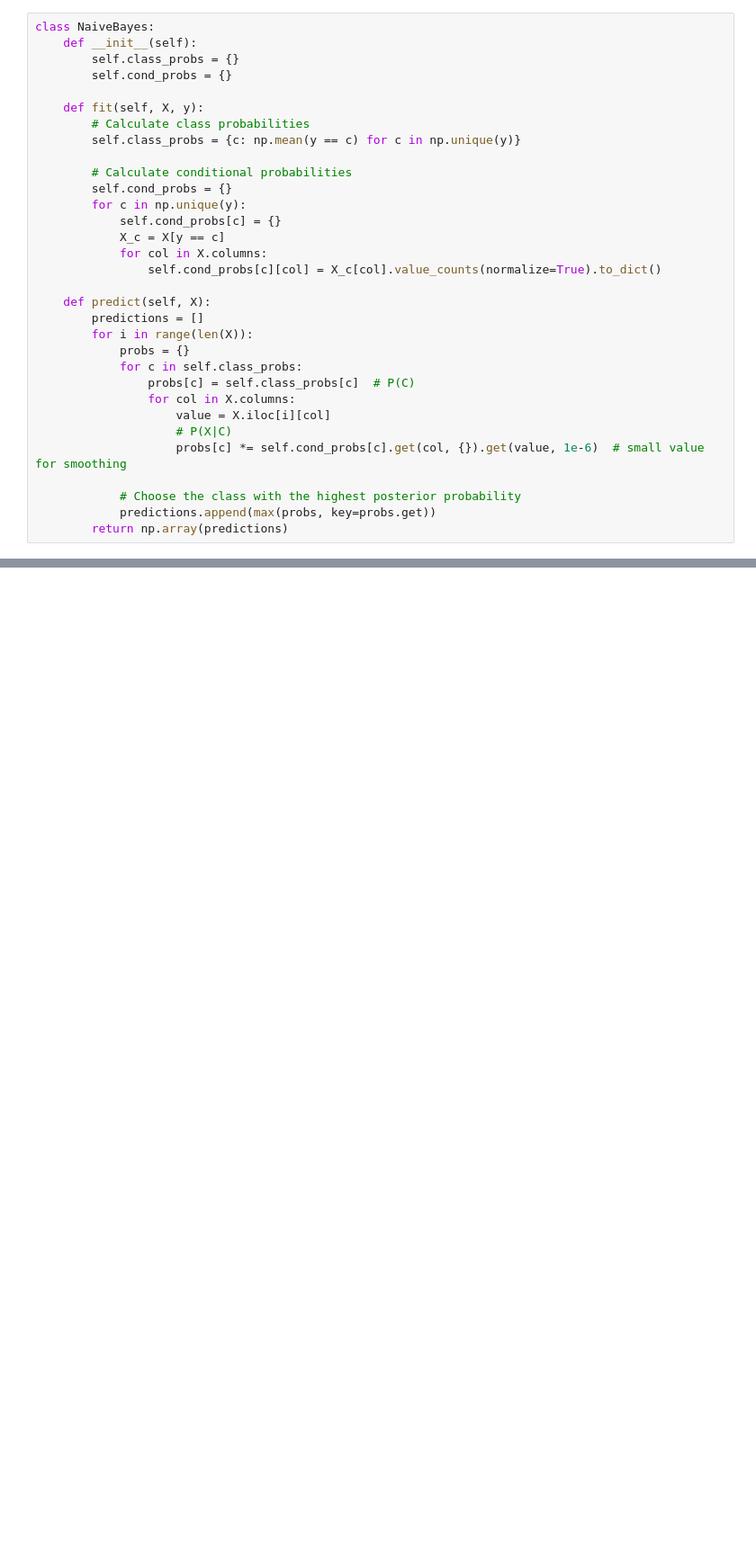
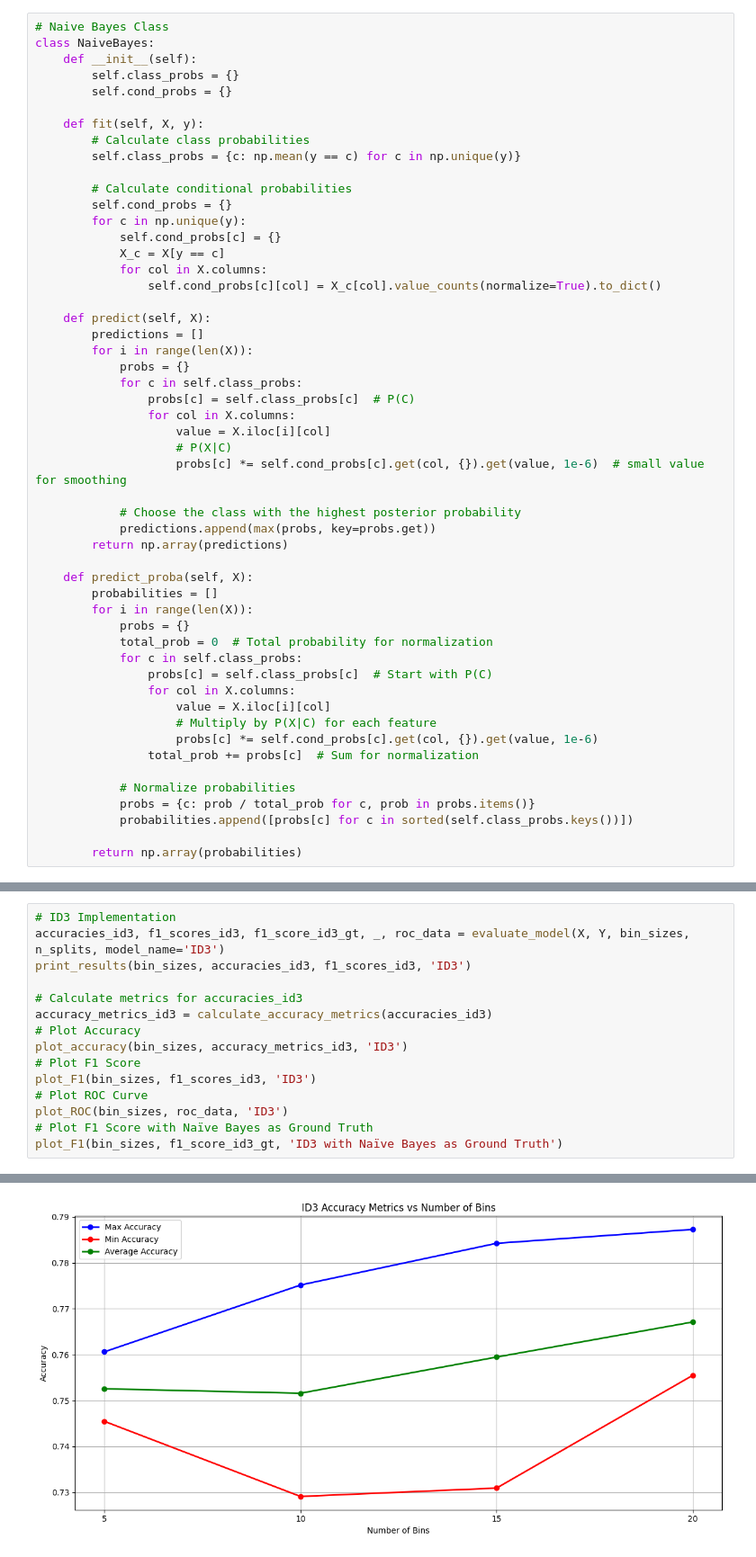
Before and after one commit to khushabuborwal/churn-prediction-id3-naive-bayes, a Jupyter notebook: main.ipynb, the cells around one changed output, grey strips where cells are left out. Shown at 90% size. Drawn from its saved outputs; the diff is of its cells as text; blank space fills up the shorter version.

```diff
--- a/main.ipynb
+++ b/main.ipynb
@@ -103,4 +167,5 @@ def train_id3(X_train, X_test, Y_train, Y_test):
 # %%
+# Naive Bayes Class
 class NaiveBayes:
     def __init__(self):
         self.class_probs = {}
@@ -132,3 +197,22 @@ class NaiveBayes:
             # Choose the class with the highest posterior probability
             predictions.append(max(probs, key=probs.get))
         return np.array(predictions)
+
+    def predict_proba(self, X):
+        probabilities = []
+        for i in range(len(X)):
+            probs = {}
+            total_prob = 0  # Total probability for normalization
+            for c in self.class_probs:
+                probs[c] = self.class_probs[c]  # Start with P(C)
+                for col in X.columns:
+                    value = X.iloc[i][col]
+                    # Multiply by P(X|C) for each feature
+                    probs[c] *= self.cond_probs[c].get(col, {}).get(value, 1e-6)
+                total_prob += probs[c]  # Sum for normalization
+
+            # Normalize probabilities
+            probs = {c: prob / total_prob for c, prob in probs.items()}
+            probabilities.append([probs[c] for c in sorted(self.class_probs.keys())])
+
+        return np.array(probabilities)
@@ -559,0 +404,16 @@ plt.show()
+# %%
+# ID3 Implementation
+accuracies_id3, f1_scores_id3, f1_score_id3_gt, _, roc_data = evaluate_model(X, Y, bin_sizes, n_splits, model_name='ID3')
+print_results(bin_sizes, accuracies_id3, f1_scores_id3, 'ID3')
+
+# Calculate metrics for accuracies_id3
+accuracy_metrics_id3 = calculate_accuracy_metrics(accuracies_id3)
+# Plot Accuracy
+plot_accuracy(bin_sizes, accuracy_metrics_id3, 'ID3')
+# Plot F1 Score
+plot_F1(bin_sizes, f1_scores_id3, 'ID3')
+# Plot ROC Curve
+plot_ROC(bin_sizes, roc_data, 'ID3')
+# Plot F1 Score with Naïve Bayes as Ground Truth
+plot_F1(bin_sizes, f1_score_id3_gt, 'ID3 with Naïve Bayes as Ground Truth')
+# %% [output]
@@ -559,0 +437 @@ plt.show()
+[figure, added]
```
Also changed, not shown: parts of 20 cells of this notebook.
